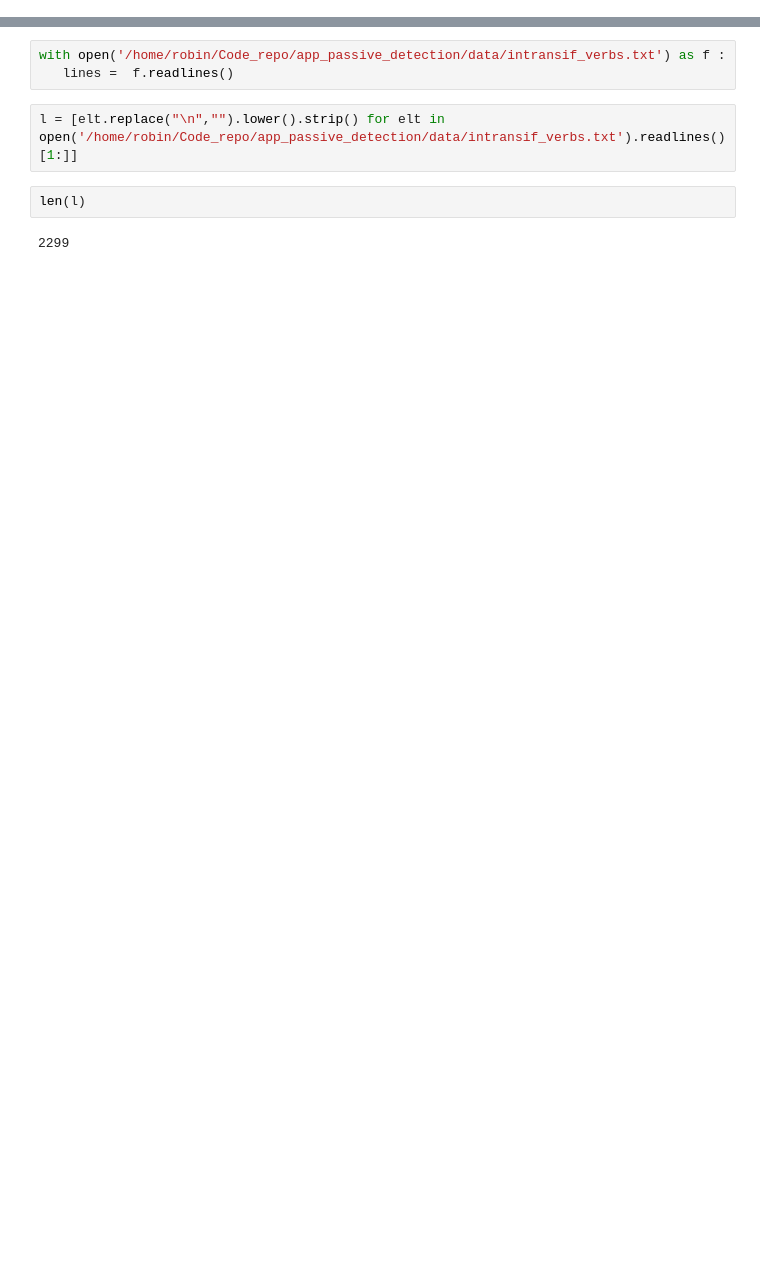
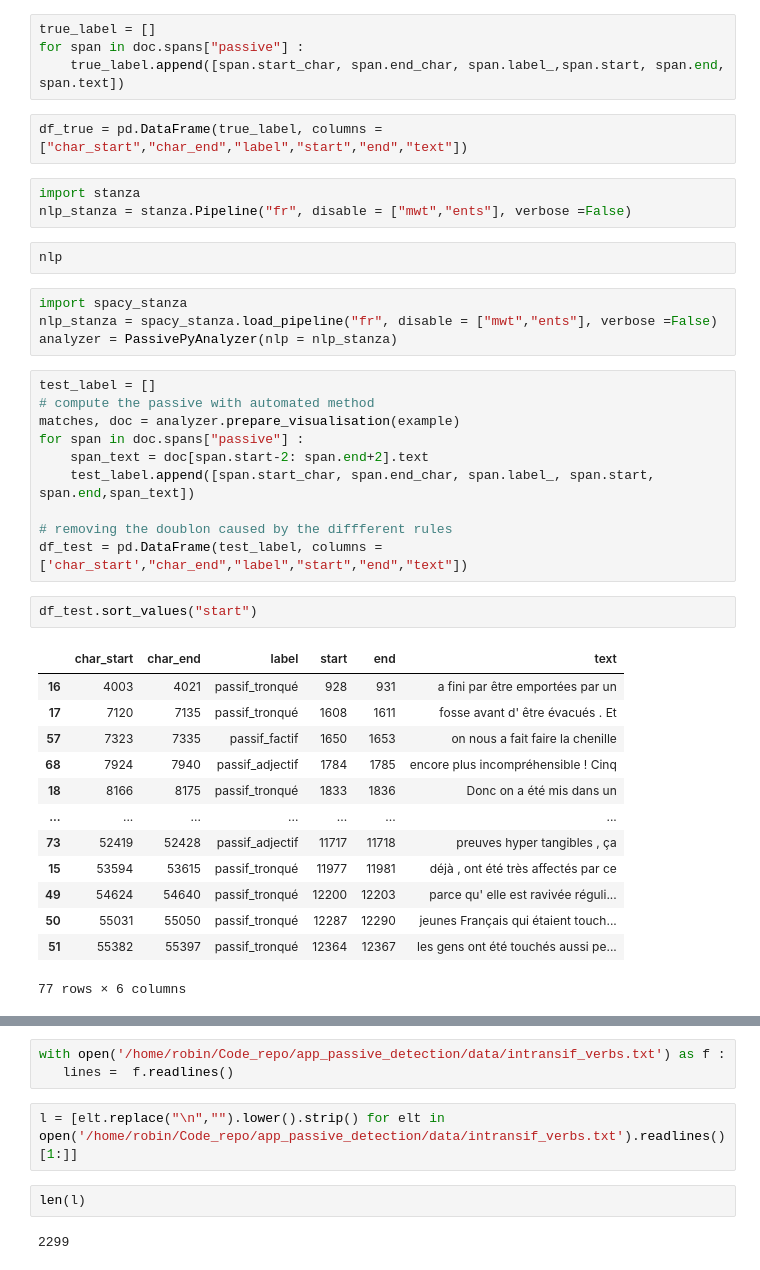
Before and after one commit to binbin83/passive_detection_app, a Jupyter notebook: notebook/draft.ipynb, the cells around one changed output, grey strips where cells are left out. Saved outputs shown, nothing was run; the diff lists cells and outputs as text; blank space fills up the shorter version.

```diff
--- a/notebook/draft.ipynb
+++ b/notebook/draft.ipynb
@@ -13,0 +176,41 @@ nlp = spacy.load("fr_core_news_lg")
+# %%
+true_label = []
+for span in doc.spans["passive"] :
+    true_label.append([span.start_char, span.end_char, span.label_,span.start, span.end, span.text])
+# %%
+df_true = pd.DataFrame(true_label, columns = ["char_start","char_end","label","start","end","text"])
+# %%
+import stanza
+nlp_stanza = stanza.Pipeline("fr", disable = ["mwt","ents"], verbose =False)
+# %%
+nlp
+# %%
+import spacy_stanza
+nlp_stanza = spacy_stanza.load_pipeline("fr", disable = ["mwt","ents"], verbose =False)
+analyzer = PassivePyAnalyzer(nlp = nlp_stanza)
+# %%
+test_label = []
+# compute the passive with automated method
+matches, doc = analyzer.prepare_visualisation(example)
+for span in doc.spans["passive"] :
+    span_text = doc[span.start-2: span.end+2].text
+    test_label.append([span.start_char, span.end_char, span.label_, span.start, span.end,span_text])
+
+# removing the doublon caused by the diffferent rules
+df_test = pd.DataFrame(test_label, columns = ['char_start',"char_end","label","start","end","text"])
+# %%
+df_test.sort_values("start")
+# %% [output]
+|  | char_start | char_end | label | start | end | text |
+| 16 | 4003 | 4021 | passif_tronqué | 928 | 931 | a fini par être emportées par un |
+| 17 | 7120 | 7135 | passif_tronqué | 1608 | 1611 | fosse avant d' être évacués . Et |
+| 57 | 7323 | 7335 | passif_factif | 1650 | 1653 | on nous a fait faire la chenille |
+| 68 | 7924 | 7940 | passif_adjectif | 1784 | 1785 | encore plus incompréhensible ! Cinq |
+| 18 | 8166 | 8175 | passif_tronqué | 1833 | 1836 | Donc on a été mis dans un |
+| ... | ... | ... | ... | ... | ... | ... |
+| 73 | 52419 | 52428 | passif_adjectif | 11717 | 11718 | preuves hyper tangibles , ça |
+| 15 | 53594 | 53615 | passif_tronqué | 11977 | 11981 | déjà , ont été très affectés par ce |
+| 49 | 54624 | 54640 | passif_tronqué | 12200 | 12203 | parce qu' elle est ravivée réguli... |
+| 50 | 55031 | 55050 | passif_tronqué | 12287 | 12290 | jeunes Français qui étaient touch... |
+| 51 | 55382 | 55397 | passif_tronqué | 12364 | 12367 | les gens ont été touchés aussi pe... |
+77 rows × 6 columns
```
Also changed, not shown: parts of 34 cells of this notebook.
